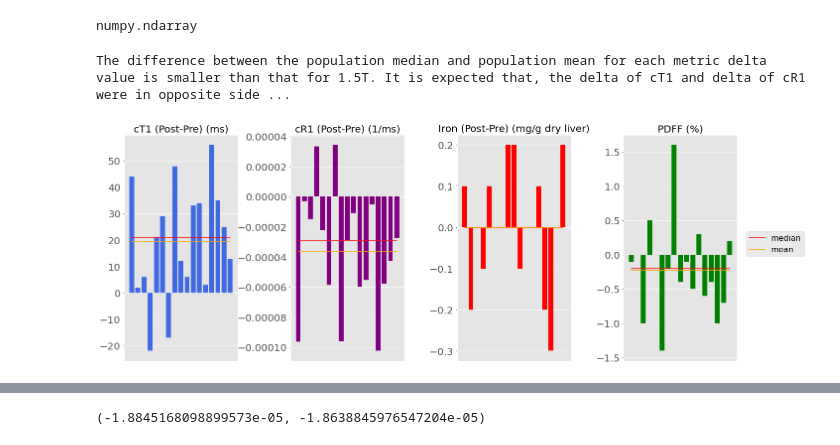
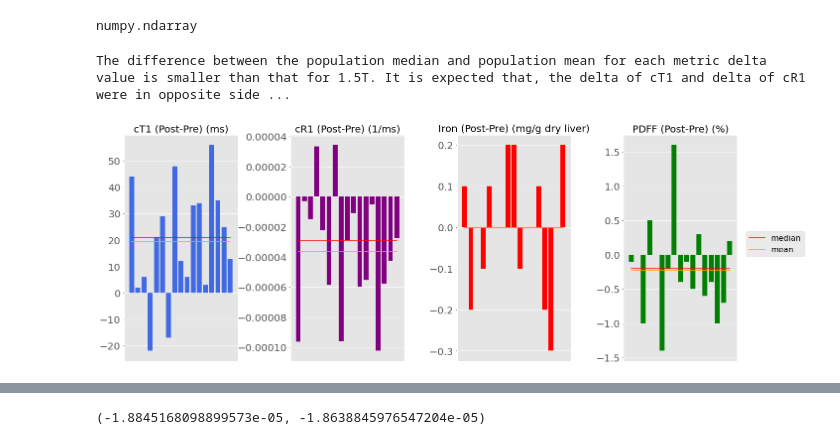
Before and after one commit to WhySeeYC/reference_app, a Jupyter notebook: PineappleJuice/VendorSpecificPlots.ipynb, the cells around one changed output, grey strips where cells are left out. Drawn from its saved outputs; the diff is of its cells as text; code cells hidden in the pictures.

Commit message:
optimise bar plot

```diff
--- a/PineappleJuice/VendorSpecificPlots.ipynb
+++ b/PineappleJuice/VendorSpecificPlots.ipynb
@@ -576,36 +576,36 @@ plt.plot(PA["Record Id"], PA["mean_cR1Diff"], color = 'orange')    #+ str(PA['me
 ax2.set_title("cR1 (Post-Pre) (1/ms)", fontsize = 20)
 ax2.tick_params(axis='y', labelsize=20)
 ax2.set_xticks([]) #ax2.get_xticks()
 # ax2.set_xticklabels(PA["Record Id"], rotation = 50, ha = 'right')
 
 ax3 = fig.add_subplot(143)
 plt.bar(PA["Record Id"], PA["Iron Dif"], color = "red")
 plt.plot(PA["Record Id"], PA["median_IronDiff"], color = 'red')    #+ str(PA['median_IronDiff'].unique())+ ' (mg/g dry liver)')
 plt.plot(PA["Record Id"], PA["mean_IronDiff"], color = 'orange')    #+ str(PA['mean_IronDiff'].unique())+ ' (mg/g dry liver)')
 # plt.legend(loc='lower center', fontsize = 14)
 ax3.set_title("Iron (Post-Pre) (mg/g dry liver)", fontsize = 20)
 ax3.tick_params(axis='y', labelsize=20)
 ax3.set_xticks([]) #ax3.get_xticks()
 # ax3.set_xticklabels(PA["Record Id"], rotation = 50, ha = 'right')
 
 ax4 = fig.add_subplot(144)
 plt.bar(PA["Record Id"], PA["PDFF Dif"], color = "green")
 plt.plot(PA["Record Id"], PA["median_PDFFDiff"], color = 'red')    #+ str(PA['median_PDFFDiff'].unique())+ ' (%)')
 plt.plot(PA["Record Id"], PA["mean_PDFFDiff"], color = 'orange')    #+ str(PA['mean_PDFFDiff'].unique())+ ' (%)')
 # plt.legend(loc='lower center', fontsize = 16)
-ax4.set_title("PDFF (%)", fontsize = 20)
+ax4.set_title("PDFF (Post-Pre) (%)", fontsize = 20)
 ax4.tick_params(axis='y', labelsize=20)
 ax4.set_xticks([]) # ax4.get_xticks()
 # ax4.set_xticklabels(PA["Record Id"], rotation = 50, ha = 'right')
 
 plt.tight_layout()
 plt.subplots_adjust(right=0.9)
 fig.legend(loc = 'center right', fontsize = 16)
-# plt.savefig("PA Bar Delta.png")
+plt.savefig("PA Bar Delta.png")
 print('The difference between the population median and population mean for each metric delta value is smaller than that for 1.5T. It is expected that, the delta of cT1 and delta of cR1 were in opposite side of the horizontal axis.')
 # %% [output]
 The difference between the population median and population mean for each metric delta value is smaller than that for 1.5T. It is expected that, the delta of cT1 and delta of cR1 were in opposite side ...
-[figure, old version]
+[figure, new version]
 # %%
 AV['cT1_dif']  = AV["cT1 median (Post PJ)"] -  AV["cT1 median (Pre PJ)"]
 AV['cR1_dif']  = AV["cR1 median (Post PJ)"] -  AV["cR1 median (Pre PJ)"]
```
Also changed, not shown: parts of 5 cells of this notebook.
